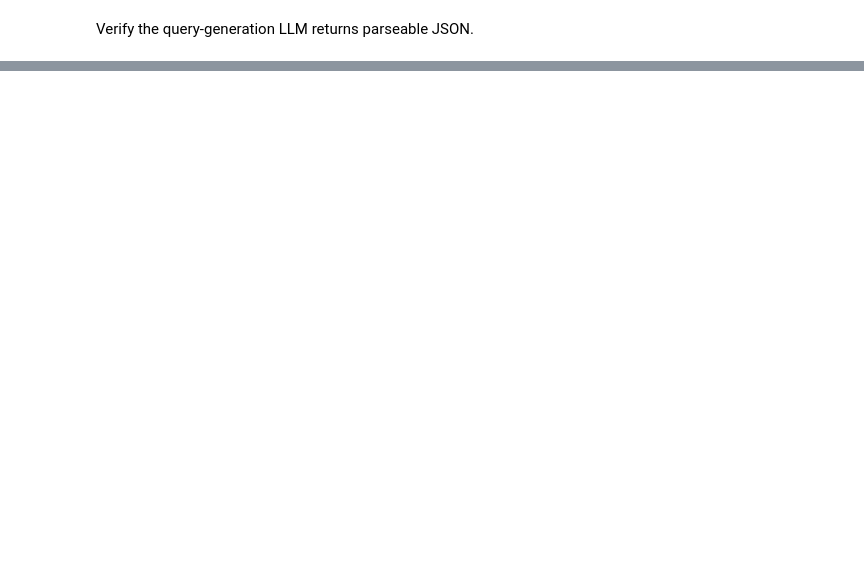
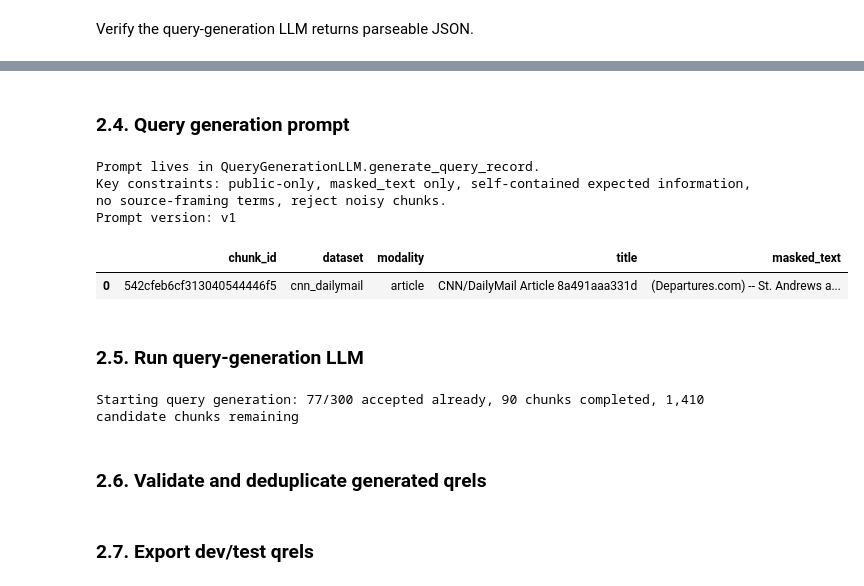
Before and after one commit to plminh-sdh/Design-and-Evaluation-of-Secure-Retrieval-Augmented-Systems-for-Large-Scale-Digital-Archives, a Jupyter notebook: Retrieval Evaluation Query Generation.ipynb, the cells around one changed output, grey strips where cells are left out. Drawn from its saved outputs; the diff is of its cells as text; code cells hidden in the pictures; blank space fills up the shorter version.

```diff
--- a/Retrieval Evaluation Query Generation.ipynb
+++ b/Retrieval Evaluation Query Generation.ipynb
@@ -126,0 +272,26 @@ NameError: name 'query_generation_llm' is not defined
+# %%
+QUERY_GENERATION_RANDOM_STATE = 42
+TARGET_GENERATED_QRELS = 300  # Dry run. Increase to 100-300 for the main evaluation set.
+QUERY_CANDIDATE_RESERVE_MULTIPLIER = 5
+
+# The reserve queue is intentional: OCR/noisy chunks may pass heuristics but be rejected by the LLM.
+# The generation step consumes this queue until enough accepted qrels are produced.
+query_candidate_queue_df = stratified_sample_query_candidates(
+    public_query_candidates_df,
+    target_queries=TARGET_GENERATED_QRELS,
+    reserve_multiplier=QUERY_CANDIDATE_RESERVE_MULTIPLIER,
+    strata_columns=["dataset", "modality", "length_bucket"],
+    random_state=QUERY_GENERATION_RANDOM_STATE,
+    verbose=True,
+)
+
+dataframe_to_jsonl(query_candidate_queue_df, QUERY_CANDIDATE_QUEUE_JSONL)
+print(f"Candidate queue size: {len(query_candidate_queue_df):,}")
+print(f"Candidate queue exported to: {QUERY_CANDIDATE_QUEUE_JSONL}")
+display(
+    query_candidate_queue_df.groupby(["dataset", "modality", "length_bucket"], dropna=False)
+    .size()
+    .reset_index(name="queued_chunks")
+    .sort_values(["dataset", "modality", "length_bucket"])
+)
+display(query_candidate_queue_df[["candidate_rank", "chunk_id", "dataset", "modality", "length_bucket", "title", "masked_text"]].head(10))
@@ -126,0 +325,49 @@ NameError: name 'query_generation_llm' is not defined
+# %% [markdown]
+### 2.4. Query generation prompt
+# %%
+QUERY_GENERATION_PROMPT_VERSION = "v1"
+QUERY_GENERATION_MAX_NEW_TOKENS = 768
+QUERY_GENERATION_TEMPERATURE = 0.2
+QUERY_GENERATION_TOP_P = 0.9
+QUERY_GENERATION_DO_SAMPLE = True
+
+print("Prompt lives in QueryGenerationLLM.generate_query_record.")
+print("Key constraints: public-only, masked_text only, self-contained expected information, no source-framing terms, reject noisy chunks.")
+print(f"Prompt version: {QUERY_GENERATION_PROMPT_VERSION}")
+display(query_candidate_queue_df[["chunk_id", "dataset", "modality", "title", "masked_text"]].head(1))
+# %% [output]
+Prompt lives in QueryGenerationLLM.generate_query_record.
+Key constraints: public-only, masked_text only, self-contained expected information, no source-framing terms, reject noisy chunks.
+Prompt version: v1
+|  | chunk_id | dataset | modality | title | masked_text |
+| 0 | 542cfeb6cf313040544446f5 | cnn_dailymail | article | CNN/DailyMail Article 8a491aaa331d | (Departures.com) -- St. Andrews a... |
+# %% [markdown]
+### 2.5. Run query-generation LLM
+# %%
+RUN_QUERY_GENERATION_LLM = True
+
+if not RUN_QUERY_GENERATION_LLM:
+    print("Query generation is disabled. Set RUN_QUERY_GENERATION_LLM = True to start/resume generation.")
+else:
+    if "query_generation_llm" not in globals():
+        raise RuntimeError("Initialize query_generation_llm in section 1.2 before running generation.")
+
+    query_generation_summary = run_query_generation_llm(
+        query_candidate_queue_df,
+        query_generation_llm,
+        output_jsonl=GENERATED_QRELS_JSONL,
+        progress_jsonl=QUERY_GENERATION_PROGRESS_JSONL,
+        rejects_jsonl=QUERY_GENERATION_REJECTS_JSONL,
+        target_qrels=TARGET_GENERATED_QRELS,
+        prompt_version=QUERY_GENERATION_PROMPT_VERSION,
+        max_new_tokens=QUERY_GENERATION_MAX_NEW_TOKENS,
+        temperature=QUERY_GENERATION_TEMPERATURE,
+        top_p=QUERY_GENERATION_TOP_P,
+        do_sample=QUERY_GENERATION_DO_SAMPLE,
+        verbose=True,
+    )
+    display(pd.DataFrame([{k: str(v) if isinstance(v, Path) else v for k, v in query_generation_summary.items()}]))
+# %% [output]
+Starting query generation: 77/300 accepted already, 90 chunks completed, 1,410 candidate chunks remaining
+# %% [markdown]
+### 2.6. Validate and deduplicate generated qrels
@@ -126,0 +388,2 @@ NameError: name 'query_generation_llm' is not defined
+# %% [markdown]
+### 2.7. Export dev/test qrels
```
Also changed, not shown: parts of 17 cells of this notebook, 2 other files.
